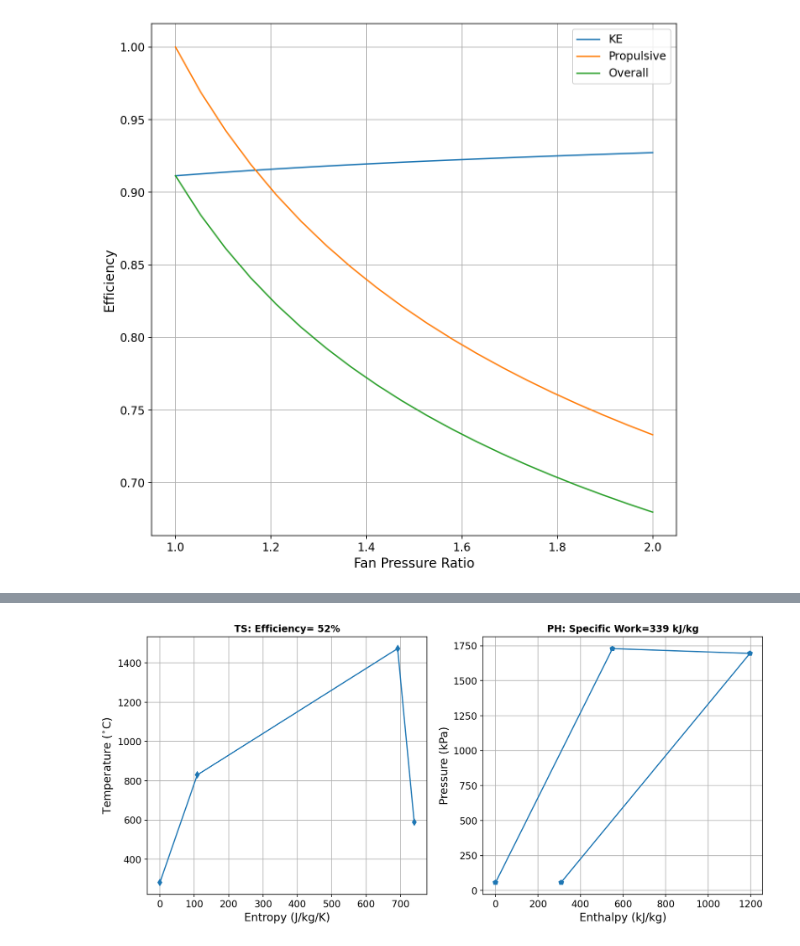
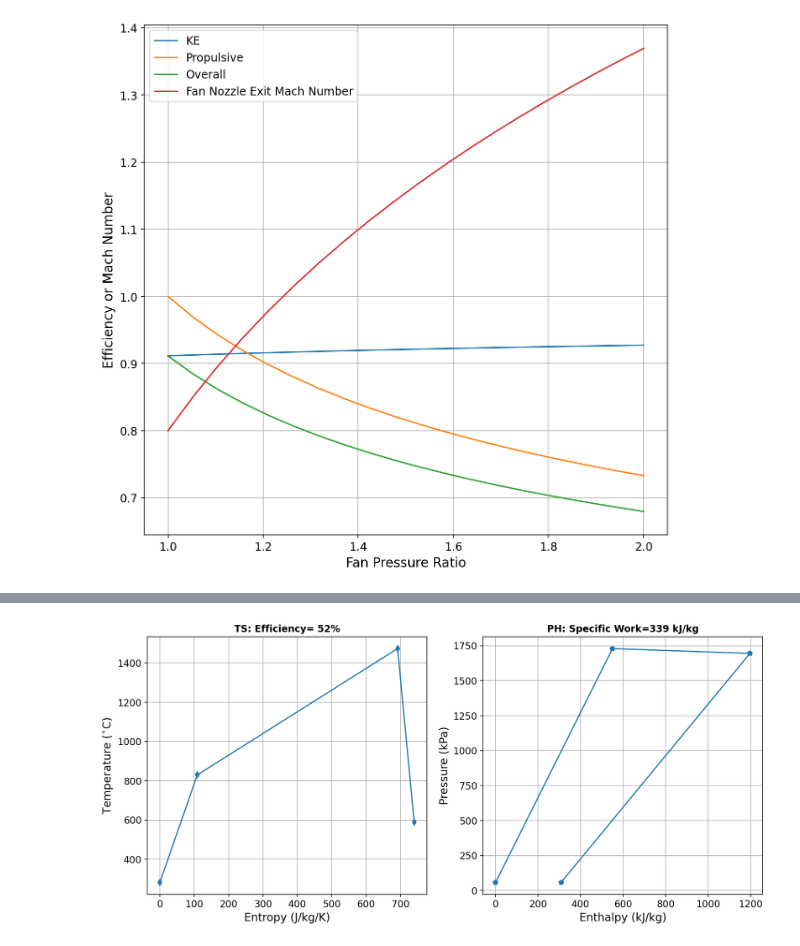
Before and after one commit to davetew/Zero-Carbon-Aviation, a Jupyter notebook: SimpleTurboFan.ipynb, the cells around one changed output, grey strips where cells are left out. Drawn from its saved outputs; the diff is of its cells as text; code cells hidden in the pictures.

```diff
--- a/SimpleTurboFan.ipynb
+++ b/SimpleTurboFan.ipynb
@@ -87,18 +123,0 @@ from typing import Generic, Optional, SupportsFloat, Tuple, TypeVar, Union, List
-# %%
-# Handy compressible flow relations
-
-γ1 = lambda γ: γ / (γ-1)
-
-# Ratio of total to static temperature
-θ = lambda Mach, γ=1.4: 1 + (γ-1)/2*Mach**2
-
-# Ratio of total to static pressure
-δ = lambda Mach, γ=1.4: θ(Mach, γ)**(γ1(γ))
-
-# Handy temperature conversions
-
-# Kelvin to Celsius
-K2C = lambda T_K: T_K - 273.15
-
-# Celsius to Kelvin
-C2K = lambda T_C: T_C + 273.15
@@ -158,26 +183,27 @@ class Propulsor():
 # %%
 # Array of fan pressure ratios
 FPR = np.linspace(1.0+1e-6,2,20)
 
 # Ambient static temperature
 T0_K = 300
 
 # Flight Mach number
 M0 = 0.8
 
 # Fan Efficiency
 η_f = 0.9
 
 fig, ax = plt.subplots(1,1, figsize=(10,10))
 ax.plot(FPR, list(map(lambda fpr: Propulsor(fpr, M0, η_f).η_KE, FPR)), label='KE')
 ax.plot(FPR, list(map(lambda fpr: Propulsor(fpr, M0, η_f).η_propulsive, FPR)), label='Propulsive')
 ax.plot(FPR, list(map(lambda fpr: Propulsor(fpr, M0, η_f).η_overall, FPR)), label='Overall')
+ax.plot(FPR, list(map(lambda fpr: Propulsor(fpr, M0, η_f).M_2n, FPR)), label='Fan Nozzle Exit Mach Number')
 ax.set_xlabel('Fan Pressure Ratio')
-ax.set_ylabel('Efficiency')
+ax.set_ylabel('Efficiency or Mach Number')
 plt.grid()
 plt.legend();
 # %% [output]
-[figure, old version]
+[figure, new version]
 # %%
 class SimpleBraytonCycle:
 
```
Also changed, not shown: parts of 16 cells of this notebook.
